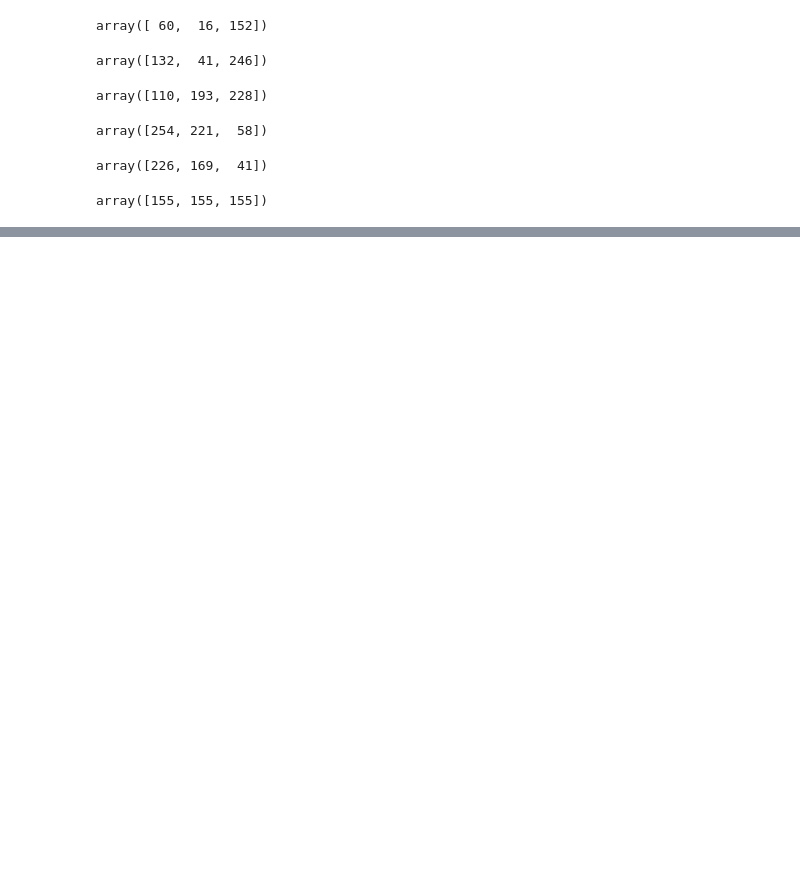
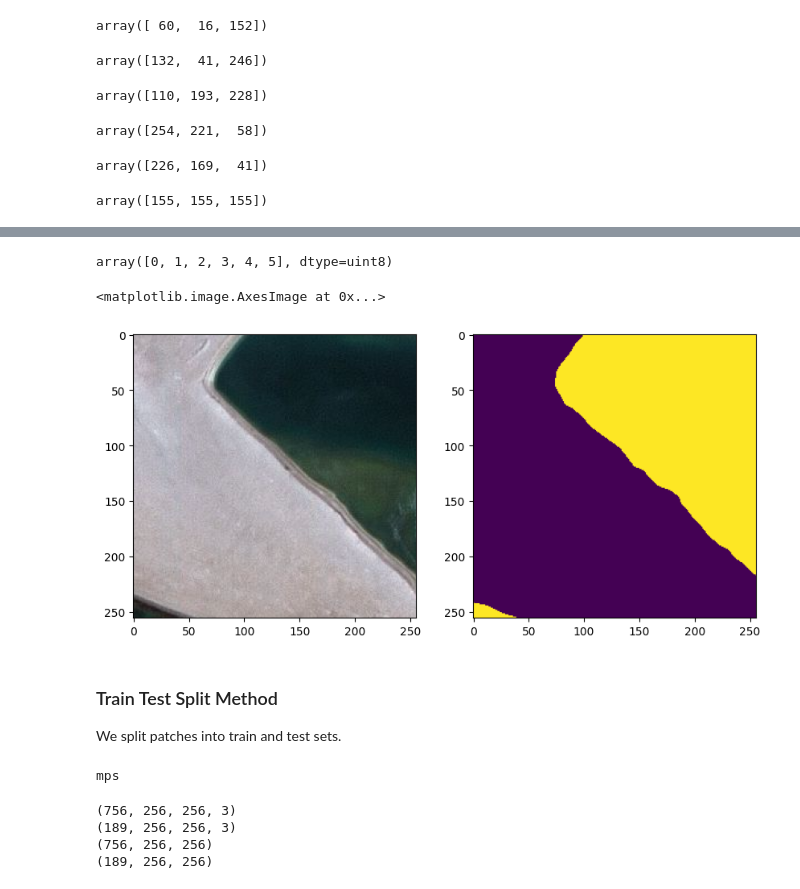
Before and after one commit to sdoan17/satellite-image-semantic-project, a Jupyter notebook: notebook/segmentation.ipynb, the cells around one changed output, grey strips where cells are left out. Drawn from its saved outputs; the diff is of its cells as text; code cells hidden in the pictures; blank space fills up the shorter version.

```diff
--- a/notebook/segmentation.ipynb
+++ b/notebook/segmentation.ipynb
@@ -130,19 +172,3 @@ class_unlabeled = np.array(tuple(int(class_unlabeled[i:i+2], 16) for i in (0, 2,
 class_unlabeled
 # %% [output]
 array([155, 155, 155])
-# %%
-def rgb_to_label(label):
-    label_segment = np.zeros(label.shape, dtype=np.uint8)
-    label_segment[np.all(label == class_water, axis=-1)] = 0
-    label_segment[np.all(label == class_land, axis=-1)] = 1
-    label_segment[np.all(label == class_road, axis=-1)] = 2
-    label_segment[np.all(label == class_building, axis=-1)] = 3
-    label_segment[np.all(label == class_vegetation, axis=-1)] = 4
-    label_segment[np.all(label == class_unlabeled, axis=-1)] = 5
-    label_segment = label_segment[:,:,0]  # Convert to 2D array
-    return label_segment
-# %%
-labels =[]
-for i in range(mask_dataset.shape[0]):
-    label = rgb_to_label(mask_dataset[i])
-    labels.append(label)
@@ -217,0 +175,17 @@ print(y_test.shape)
+# %%
+IGNORE_INDEX = 5
+
+def rgb_to_label(mask_rgb):
+    h, w = mask_rgb.shape[:2]
+    label = np.zeros((h, w), dtype=np.uint8)
+
+    label[np.all(mask_rgb == class_building, axis=-1)]   = 0
+    label[np.all(mask_rgb == class_land, axis=-1)]       = 1
+    label[np.all(mask_rgb == class_road, axis=-1)]       = 2
+    label[np.all(mask_rgb == class_vegetation, axis=-1)] = 3
+    label[np.all(mask_rgb == class_water, axis=-1)]      = 4
+
+    label[np.all(mask_rgb == class_unlabeled, axis=-1)]  = IGNORE_INDEX
+    return label
+# %%
+labels_dataset = np.array([rgb_to_label(m) for m in mask_dataset], dtype=np.uint8)
@@ -217,0 +202,17 @@ print(y_test.shape)
+# %%
+np.unique(labels_dataset)
+# %% [output]
+array([0, 1, 2, 3, 4, 5], dtype=uint8)
+# %%
+randome_img_id = random.randint(0, len(image_dataset)-1)
+plt.figure(figsize=(10,5))
+plt.subplot(121)
+plt.imshow(image_dataset[randome_img_id])
+plt.subplot(122)
+plt.imshow(labels_dataset[randome_img_id])
+# %% [output]
+<matplotlib.image.AxesImage at 0x...>
+[figure, added]
+# %% [markdown]
+### Train Test Split Method
+We split patches into train and test sets.
@@ -217,0 +227,10 @@ print(y_test.shape)
+# %%
+device = torch.device("cuda" if torch.cuda.is_available() else "mps" if torch.backends.mps.is_available() else "cpu")
+print(device)
+
+torch.set_float32_matmul_precision("high")
+
+if device.type == "cuda":
+    torch.backends.cudnn.benchmark = True
+# %% [output]
+mps
@@ -217,0 +239,10 @@ print(y_test.shape)
+# %%
+print(X_train.shape)
+print(X_val.shape)
+print(y_train.shape)
+print(y_val.shape)
+# %% [output]
+(756, 256, 256, 3)
+(189, 256, 256, 3)
+(756, 256, 256)
+(189, 256, 256)
```
Also changed, not shown: parts of 40 cells of this notebook, 2 other files.
